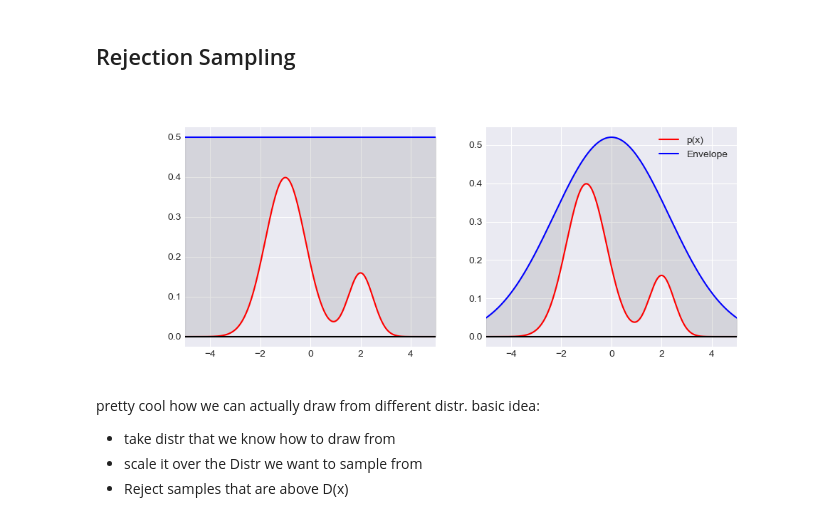
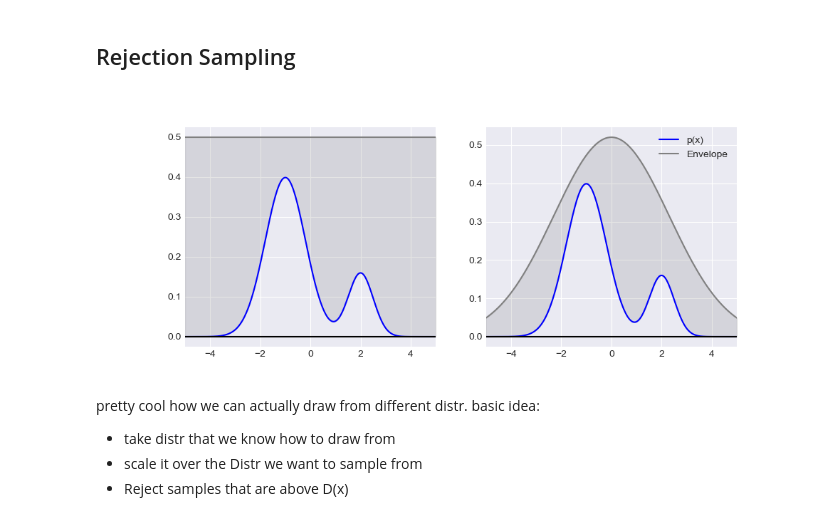
Before and after one commit to f-ilic/cib_seminar, a Jupyter notebook: overview.ipynb, the cells around one changed output. Cells and saved outputs as stored; diff of their text form; code cells hidden in the pictures.

```diff
--- a/overview.ipynb
+++ b/overview.ipynb
@@ -84,9 +84,10 @@ def intro():
 
     xs = np.linspace(-5, 5, 1000)
 
+
     gaussian1 = f(xs, -1, 0.8)* 0.8
     gaussian2 = f(xs, 2, 0.5)* 0.2
-    sig = sigmoid(xs)*0.6
+    sig = sigmoid(xs)*0.4 - f(xs, 0.4, 0.5)*0.2
     fig = plt.figure(figsize=(10,4))
     fig.canvas.toolbar_visible = False
     fig.canvas.header_visible = False
@@ -101,6 +102,6 @@ def intro():
     plt.plot(xs, sig*px, color='purple', label="p(x)f(x)")
     plt.fill_between(xs, sig*px, color='purple', alpha=0.2)
     plt.legend()
-
+    # print(f'area = {np.trapz(sig*px, xs)}')
 intro()
 # %% [output]
@@ -173,38 +191,38 @@ def intro():
     gaussian1 = f(xs, -1, 0.8)* 0.8
     gaussian2 = f(xs, 2, 0.5)* 0.2
     gaus = f(xs,0,2.3)*3
     uniform = np.ones_like(xs)*0.5
 
     fig, axes = plt.subplots(1,2, figsize=(10,4))
     fig.canvas.toolbar_visible = False
     fig.canvas.header_visible = False
     fig.canvas.footer_visible = False
 
     ax_u = axes[0]
     ax_n = axes[1]
 
     px = gaussian1 + gaussian2
 
     ax_n.fill_between(xs, gaus, px, alpha=0.2, color='gray')
-    ax_n.plot(xs, px, '-r', label="p(x)")
-    ax_n.plot(xs, gaus, '-b', label="Envelope")
+    ax_n.plot(xs, px, '-b', label="p(x)")
+    ax_n.plot(xs, gaus, color='gray', label="Envelope")
     ax_n.plot(xs, np.zeros_like(xs), '-k')
     ax_n.legend()
     ax_n.set_xlim([-5, 5])
 
 
     ax_u.fill_between(xs, uniform, px, alpha=0.2, color='gray')
-    ax_u.plot(xs, px, '-r', label="p(x)")
-    ax_u.plot(xs, uniform, '-b', label="Envelope")
+    ax_u.plot(xs, px, '-b', label="p(x)")
+    ax_u.plot(xs, uniform, color='gray', label="Envelope")
     ax_u.plot(xs, np.zeros_like(xs), '-k')
     # ax_u.legend()
     ax_u.set_xlim([-5, 5])
 
     plt.show()
 
 intro()
 # %% [output]
-[figure, old version]
+[figure, new version]
 # %% [markdown]
 pretty cool how we can actually draw from different distr.
 basic idea:
```
Also changed, not shown: parts of 7 cells of this notebook.
